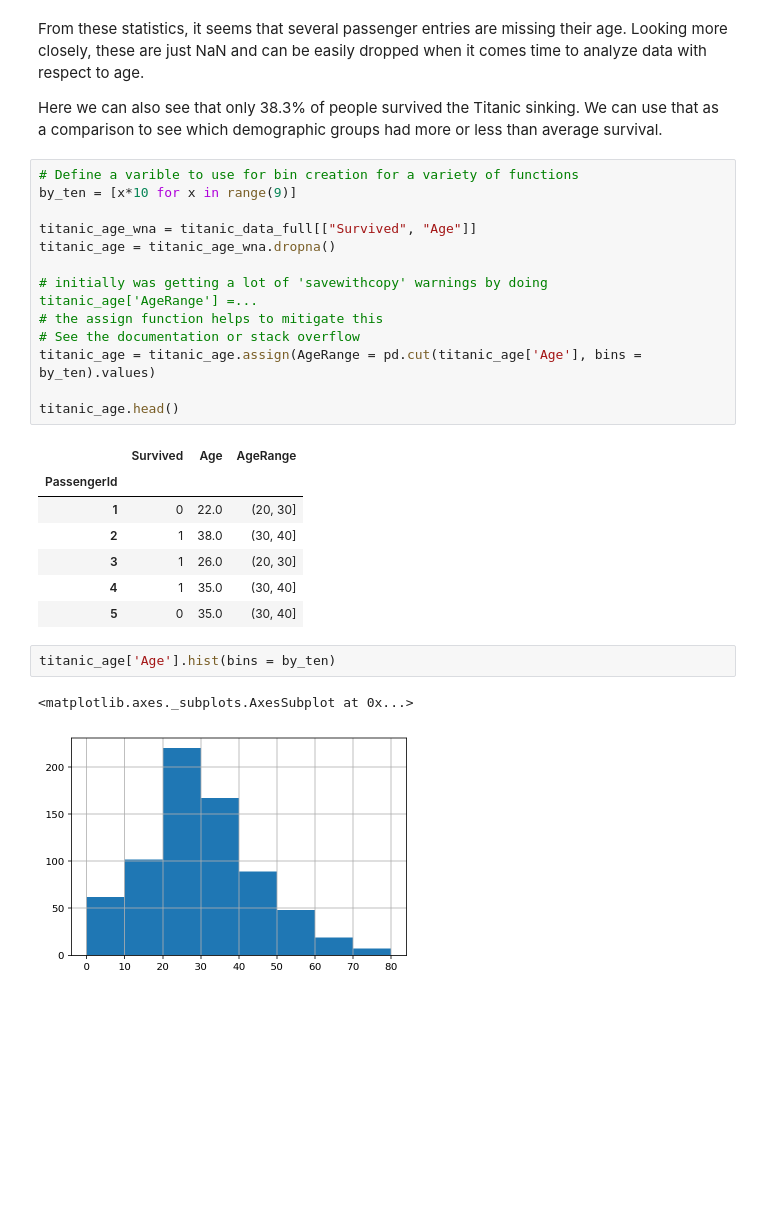
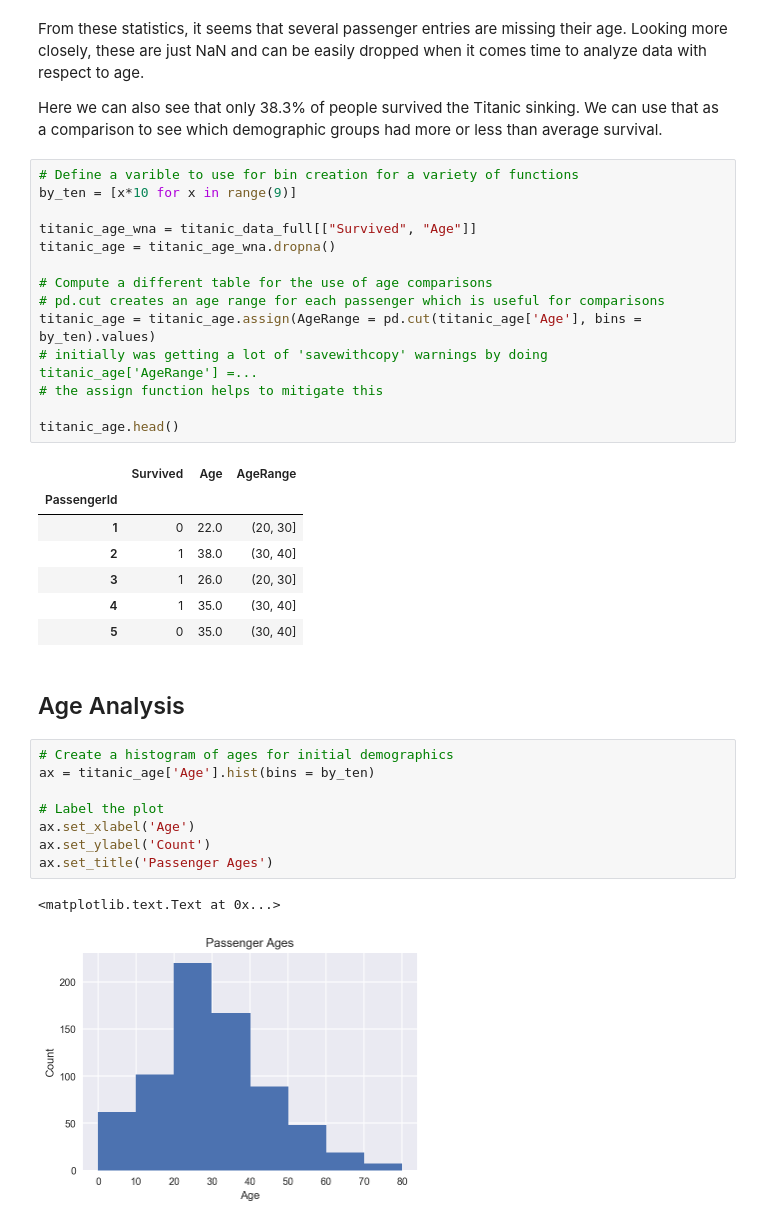
Before and after one commit to vrlambert/Udacity-Data-Analysis-Nanodegree, a Jupyter notebook: p2_titanic_data_VL.ipynb, the cells around one changed output. Drawn from its saved outputs; the diff is of its cells as text; blank space fills up the shorter version.

Commit message:
Many changes, visualizations done

```diff
--- a/p2_titanic_data_VL.ipynb
+++ b/p2_titanic_data_VL.ipynb
@@ -62,10 +63,11 @@ by_ten = [x*10 for x in range(9)]
 titanic_age_wna = titanic_data_full[["Survived", "Age"]]
 titanic_age = titanic_age_wna.dropna()
 
+# Compute a different table for the use of age comparisons
+# pd.cut creates an age range for each passenger which is useful for comparisons
+titanic_age = titanic_age.assign(AgeRange = pd.cut(titanic_age['Age'], bins = by_ten).values)
 # initially was getting a lot of 'savewithcopy' warnings by doing titanic_age['AgeRange'] =...
 # the assign function helps to mitigate this
-# See the documentation or stack overflow
-titanic_age = titanic_age.assign(AgeRange = pd.cut(titanic_age['Age'], bins = by_ten).values)
 
 titanic_age.head()
 # %% [output]
@@ -76,8 +78,16 @@ titanic_age.head()
 | 3 | 1 | 26.0 | (20, 30] |
 | 4 | 1 | 35.0 | (30, 40] |
 | 5 | 0 | 35.0 | (30, 40] |
-# %%
-titanic_age['Age'].hist(bins = by_ten)
-# %% [output]
-<matplotlib.axes._subplots.AxesSubplot at 0x...>
-[figure, removed]
+# %% [markdown]
+## Age Analysis
+# %%
+# Create a histogram of ages for initial demographics
+ax = titanic_age['Age'].hist(bins = by_ten)
+
+# Label the plot
+ax.set_xlabel('Age')
+ax.set_ylabel('Count')
+ax.set_title('Passenger Ages')
+# %% [output]
+<matplotlib.text.Text at 0x...>
+[figure, added]
```
Also changed, not shown: parts of 18 cells of this notebook.
